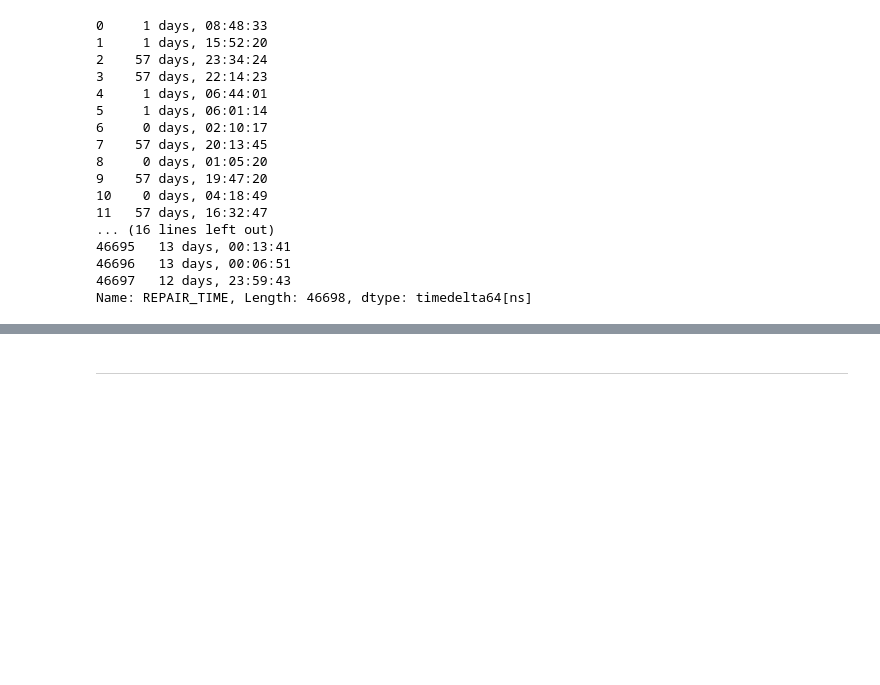
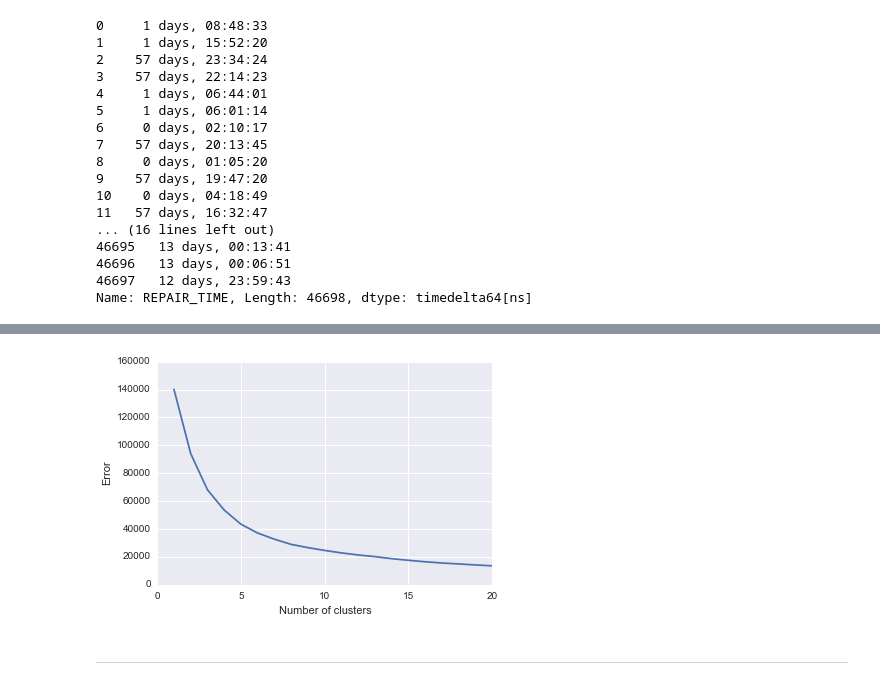
Before and after one commit to benlawson/spring-2015-homeworks, a Jupyter notebook: submissions/Homework-3/3.Clustering.ipynb, the cells around one changed output, grey strips where cells are left out. Cells and saved outputs as stored; diff of their text form; code cells hidden in the pictures; blank space fills up the shorter version.

```diff
--- a/submissions/Homework-3/3.Clustering.ipynb
+++ b/submissions/Homework-3/3.Clustering.ipynb
@@ -204,3 +241,7 @@ ValueError: Input contains NaN, infinity or a value too large for dtype('float64
+# %%
+evaluate_clusters(zipcodes,20)
+# %% [output]
+[figure, added]
 # %% [markdown]
 -----
 # %% [markdown]
```
Also changed, not shown: parts of 11 cells of this notebook.
